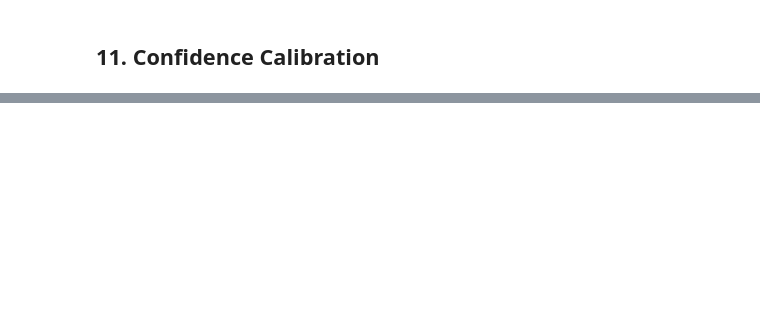
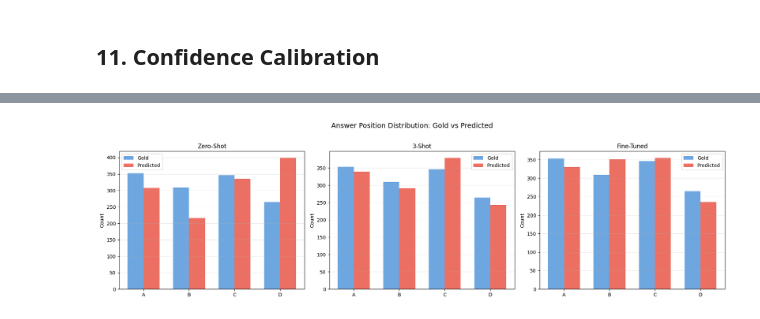
Before and after one commit to ikhwanwahid/cs614-assignment-1, a Jupyter notebook: notebooks/main_notebook.ipynb, the cells around one changed output, grey strips where cells are left out. Drawn from its saved outputs; the diff is of its cells as text; code cells hidden in the pictures; blank space fills up the shorter version.

```diff
--- a/notebooks/main_notebook.ipynb
+++ b/notebooks/main_notebook.ipynb
@@ -394,0 +657,12 @@ save_results_json(cal_data, os.path.join(RESULTS_DIR, "calibration_data.json"))
+# %%
+from src.utils import load_results_json
+
+zero_shot_results = load_results_json(os.path.join(RESULTS_DIR, "zero_shot_results.json"))
+few_shot_results = load_results_json(os.path.join(RESULTS_DIR, "few_shot_results.json"))
+ft_results = load_results_json(os.path.join(RESULTS_DIR, "finetuned_test_results.json"))
+best_config_name = "config_4_low_lr"  # or whichever was best
+configs = get_all_configs()
+best_config = configs[best_config_name]
+best_config.output_dir = RESULTS_DIR
+adapter_path = os.path.join(RESULTS_DIR, f"{best_config_name}/adapter")
+ft_model, ft_tokenizer = load_finetuned_model(best_config, adapter_path)
@@ -394,0 +677,75 @@ save_results_json(cal_data, os.path.join(RESULTS_DIR, "calibration_data.json"))
+# %%
+# ── Answer Position Bias Analysis ──
+import numpy as np
+
+# Compare gold (true) vs predicted answer distributions
+results_for_bias = {
+    "Zero-Shot": zero_shot_results,
+    "3-Shot": few_shot_results,
+    "Fine-Tuned": ft_results,
+}
+
+fig, axes = plt.subplots(1, 3, figsize=(18, 5))
+letters = ["A", "B", "C", "D"]
+
+for ax, (name, results) in zip(axes, results_for_bias.items()):
+    preds = results["predictions"]
+    gold_dist = Counter(p["gold"] for p in preds)
+    pred_dist = Counter(p["pred"] for p in preds)
+
+    x = np.arange(len(letters))
+    width = 0.35
+    gold_counts = [gold_dist.get(l, 0) for l in letters]
+    pred_counts = [pred_dist.get(l, 0) for l in letters]
+
+    ax.bar(x - width / 2, gold_counts, width, label="Gold", color="#4a90d9", alpha=0.8)
+    ax.bar(x + width / 2, pred_counts, width, label="Predicted", color="#e74c3c", alpha=0.8)
+    ax.set_xticks(x)
+    ax.set_xticklabels(letters)
+    ax.set_ylabel("Count")
+    ax.set_title(name)
+    ax.legend()
+    ax.grid(True, axis="y", alpha=0.3)
+
+plt.suptitle("Answer Position Distribution: Gold vs Predicted", fontsize=14, y=1.02)
+plt.tight_layout()
+plt.savefig(os.path.join(RESULTS_DIR, "position_bias.png"), dpi=150, bbox_inches="tight")
+plt.show()
+
+# Detailed table
+for name, results in results_for_bias.items():
+    preds = results["predictions"]
+    gold_dist = Counter(p["gold"] for p in preds)
+    pred_dist = Counter(p["pred"] for p in preds)
+
+    print(f"\n{name}:")
+    print(f"  {'Letter':<8} {'Gold':>6} {'Pred':>6} {'Delta':>8} {'Pred %':>8}")
+    print(f"  {'-' * 38}")
+    total_pred = sum(pred_dist.get(l, 0) for l in letters)
+    for letter in letters:
+        g = gold_dist.get(letter, 0)
+        p = pred_dist.get(letter, 0)
+        pct = p / total_pred * 100 if total_pred > 0 else 0
+        print(f"  {letter:<8} {g:>6} {p:>6} {p - g:>+8} {pct:>7.1f}%")
+
+    # Check for X (extraction failures)
+    x_count = pred_dist.get("X", 0)
+    if x_count > 0:
+        print(f"  {'X (fail)':<8} {'':>6} {x_count:>6}")
+
+# Chi-squared test for uniformity of predictions
+from scipy.stats import chisquare
+
+print("\n" + "=" * 60)
+print("Chi-squared test: are predictions uniformly distributed?")
+print("=" * 60)
+for name, results in results_for_bias.items():
+    pred_dist = Counter(p["pred"] for p in results["predictions"])
+    observed = [pred_dist.get(l, 0) for l in letters]
+    total = sum(observed)
+    expected = [total / 4] * 4
+    stat, p_val = chisquare(observed, expected)
+    print(f"  {name}: chi2={stat:.2f}, p={p_val:.4f} "
+          f"{'(non-uniform)' if p_val < 0.05 else '(uniform)'}")
+# %% [output]
+[figure, added]
```
Also changed, not shown: parts of 33 cells of this notebook, 4 other files.
